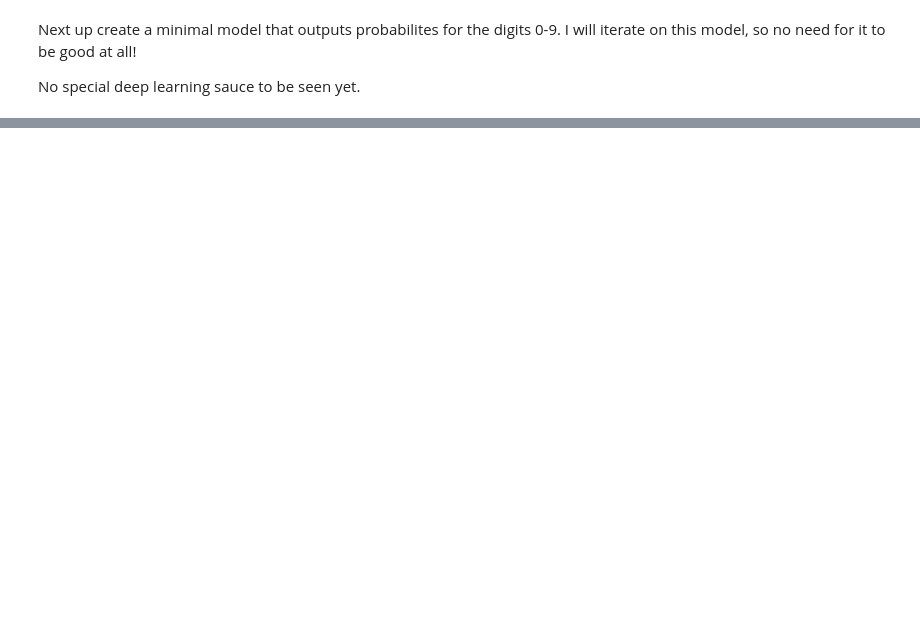
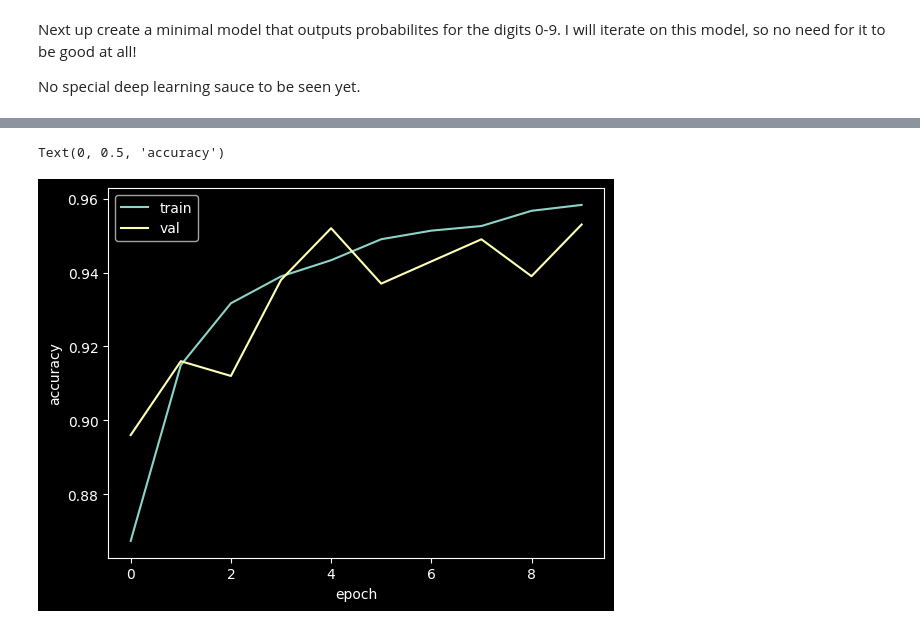
Before and after one commit to xnought/reimplement, a Jupyter notebook: w1_cnn_mnist.ipynb, the cells around one changed output, grey strips where cells are left out. Cells and saved outputs as stored; diff of their text form; code cells hidden in the pictures; blank space fills up the shorter version.

```diff
--- a/w1_cnn_mnist.ipynb
+++ b/w1_cnn_mnist.ipynb
@@ -177,7 +191,7 @@ def nn_v0():
   inputs = keras.Input(shape=(28, 28))
   flat = keras.layers.Flatten()(inputs)
   h0 = keras.layers.Dense(128, activation="relu")(flat)
-  outputs = keras.layers.Dense(10, activation="softmax")(h0)
+  outputs = keras.layers.Dense(10)(h0)
   model = keras.Model(inputs=inputs, outputs=outputs)
   return model
 
@@ -212,0 +216,5 @@ Next up, define how the loss function is computed after each train step.
+# %%
+model_v0.compile(optimizer='adam', loss=keras.losses.CategoricalCrossentropy(from_logits=True), metrics=['accuracy'])
+# %%
+history = model_v0.fit(x_train, y_train_onehot, epochs=10,
+                    validation_data=(x_val, y_val_onehot))
@@ -212,0 +242,9 @@ Next up, define how the loss function is computed after each train step.
+# %%
+plt.plot(history.history["accuracy"], label="train")
+plt.plot(history.history["val_accuracy"], label="val")
+plt.legend()
+plt.xlabel("epoch")
+plt.ylabel("accuracy")
+# %% [output]
+Text(0, 0.5, 'accuracy')
+[figure, added]
```
Also changed, not shown: parts of 14 cells of this notebook.
